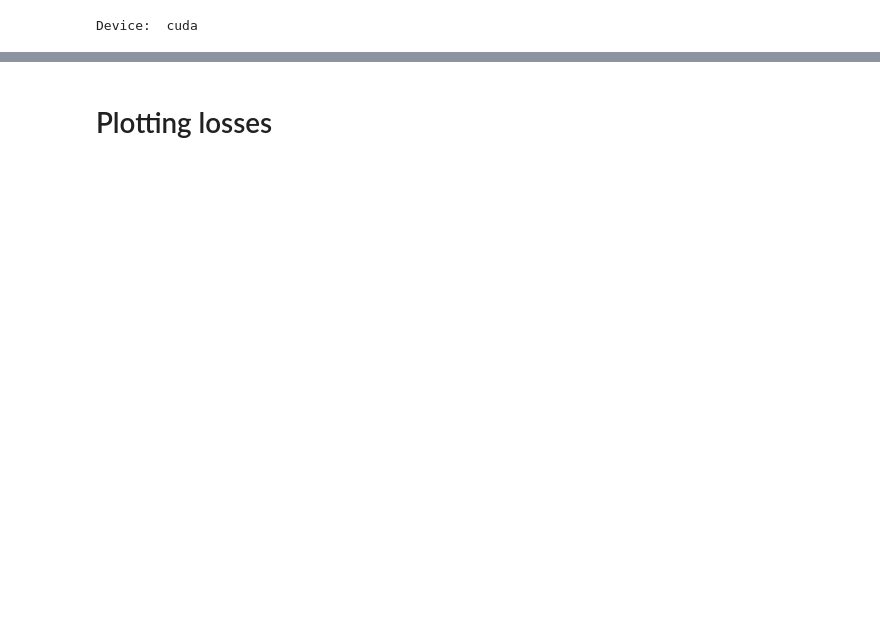
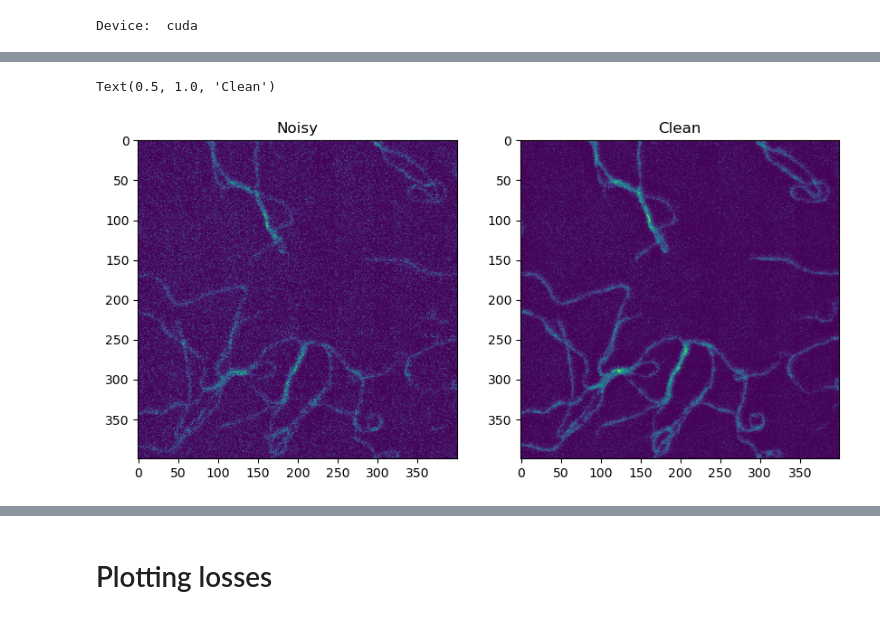
Before and after one commit to GuillaumeMinet/HDN_tests, a Jupyter notebook: MyScripts/Training.ipynb, the cells around one changed output, grey strips where cells are left out. Saved outputs shown, nothing was run; the diff lists cells and outputs as text; code cells hidden in the pictures; blank space fills up the shorter version.

```diff
--- a/MyScripts/Training.ipynb
+++ b/MyScripts/Training.ipynb
@@ -74,0 +87,71 @@ Found 21 files.
+# %%
+##### Load data ####
+
+signal = []
+observation = []
+filters = ['tif','tiff']
+
+files_signal = os.listdir(data_path_signal)
+files_obs = os.listdir(data_path_obs)
+
+for f in files_signal:
+    if f.split('.')[-1] not in filters:
+        print(f"removing {f} in signals because not in filters")
+        files_signal.remove(f)
+
+for f in files_obs:
+    if f.split('.')[-1] not in filters:
+        print(f"Removing {f} in observations because not in filters")
+        files_obs.remove(f)
+
+assert len(files_obs) == len(files_signal)
+print(f"\nFound {len(files_signal)} files.\n")
+
+for i in range (len(files_obs)):
+    file_signal = files_signal [i]
+    file_obs = files_obs [i]
+
+    # n2v or avg signal selection
+    if clean == "avg":
+        im_signal = imread(data_path_signal / file_signal)[0]
+    elif clean == "n2v":
+        im_signal = imread(data_path_signal / file_signal)[1]
+
+    # noise level selection
+    if noise_level == "all":
+        im_obs  = imread(data_path_obs / file_obs)[:5]
+    elif isinstance(noise_level,int) or isinstance(noise_level,list):
+        im_obs = imread(data_path_obs / file_obs)[noise_level]
+
+    if not isinstance(clip,bool):
+        im_obs[im_obs<clip] = 0
+        im_signal[im_signal<clip] = 0
+
+    observation.append(im_obs)
+    signal.append(im_signal)
+
+    print(f"Signal {file_signal}:\tObservation {file_obs}:\t Shape: {im_obs.shape}")
+
+signal = np.stack(signal)
+observation = np.stack(observation)
+
+if len(observation.shape) == 4:
+    nrepeat = observation.shape[1]
+    observation = np.reshape(observation,(observation.shape[0]*observation.shape[1],observation.shape[2],observation.shape[3]))
+    signal = np.repeat(signal,nrepeat,axis=0)
+
+
+signal = (signal - np.mean(signal))/np.std(signal)
+observation = (observation - np.mean(observation))/np.std(observation)
+
+print(f"\n\nConcatenated arrays:\tSignal: {signal.shape}\tObservation: {observation.shape}")
+
+plt.figure(figsize=(10,20))
+plt.subplot(1,2,1)
+plt.imshow(observation[0][400:800,400:800])
+plt.title("Noisy")
+
+plt.subplot(1,2,2)
+plt.imshow(signal[0][400:800,400:800])
+plt.title("Clean")
+# %% [output]
@@ -75 +175,3 @@ Found 21 files.
+Text(0.5, 1.0, 'Clean')
+[figure, added]
 # %%
```
Also changed, not shown: parts of 15 cells of this notebook, 5 other files.
